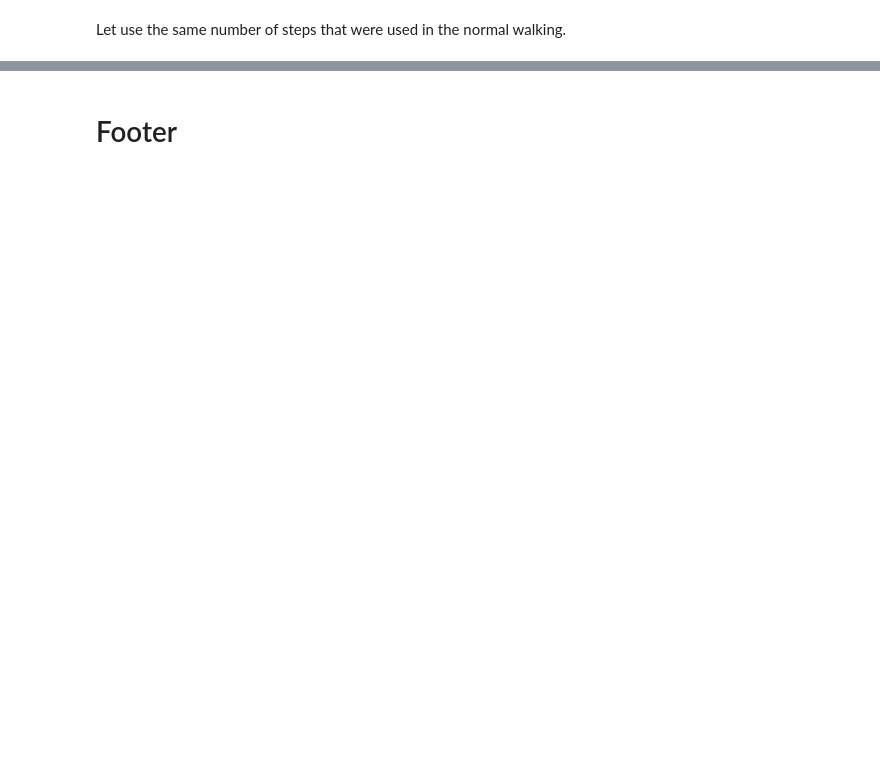
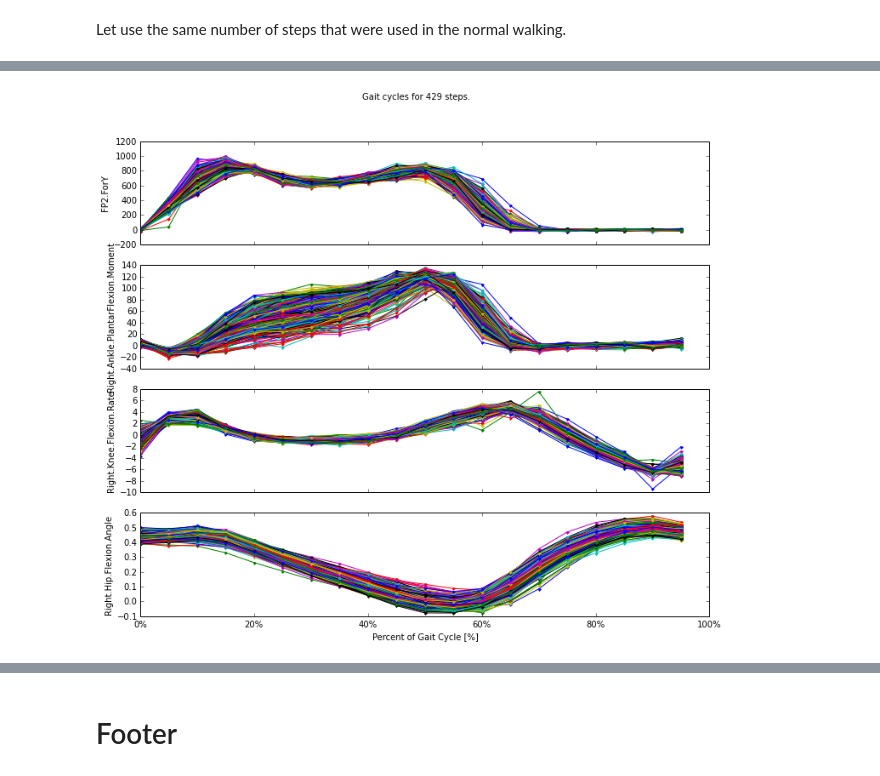
Before and after one commit to csu-hmc/gait-control-direct-id-paper, a Jupyter notebook: notebooks/compare_perturbed_to_normal.ipynb, the cells around one changed output, grey strips where cells are left out. Cells and saved outputs as stored; diff of their text form; code cells hidden in the pictures; blank space fills up the shorter version.

```diff
--- a/notebooks/compare_perturbed_to_normal.ipynb
+++ b/notebooks/compare_perturbed_to_normal.ipynb
@@ -160,0 +182,4 @@ Generating gain plot.
+# %%
+axes = plot_steps(perturbed_steps, *variables, marker='.')
+# %% [output]
+[figure, added]
```
Also changed, not shown: parts of 31 cells of this notebook, 1 other file.
